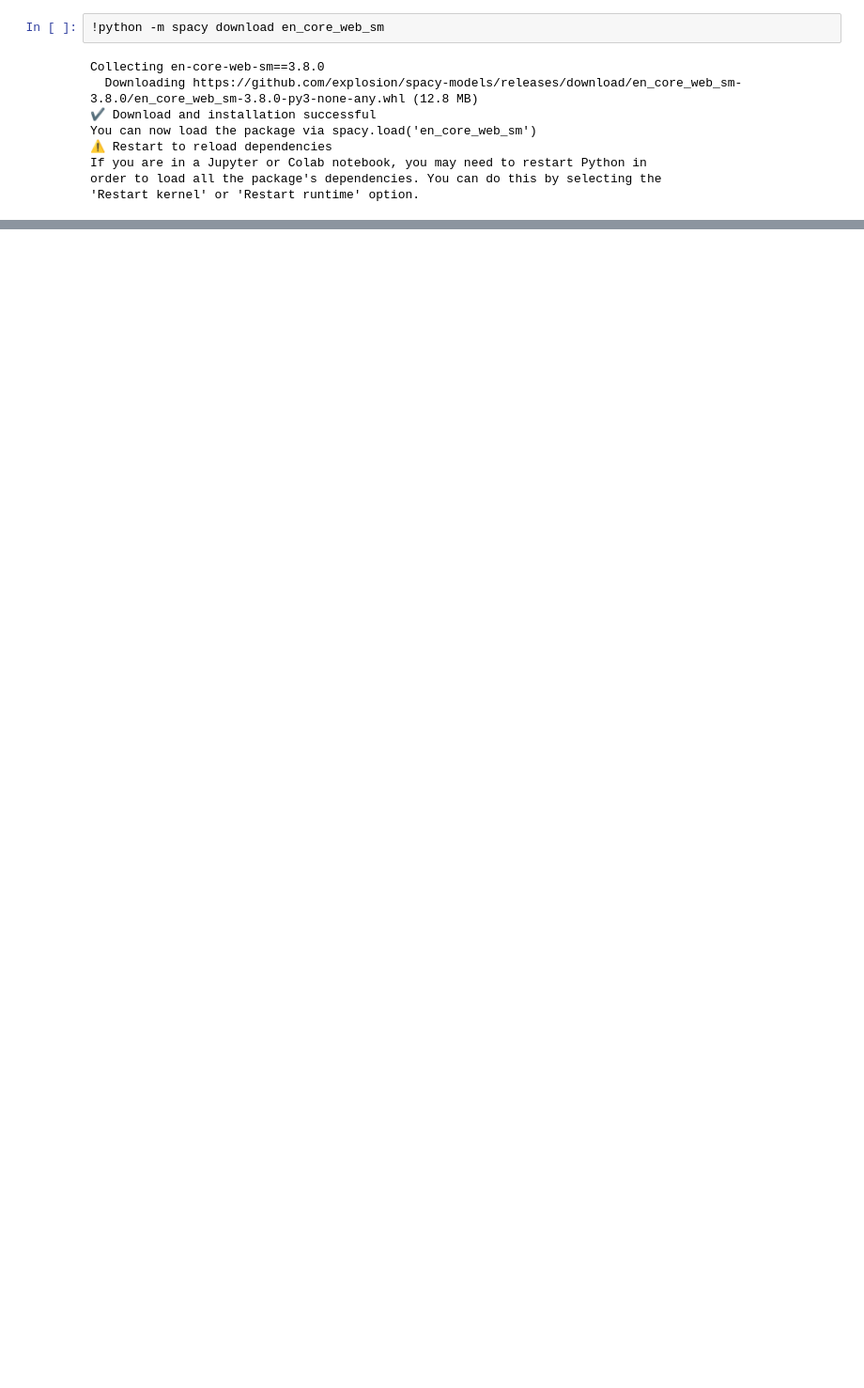
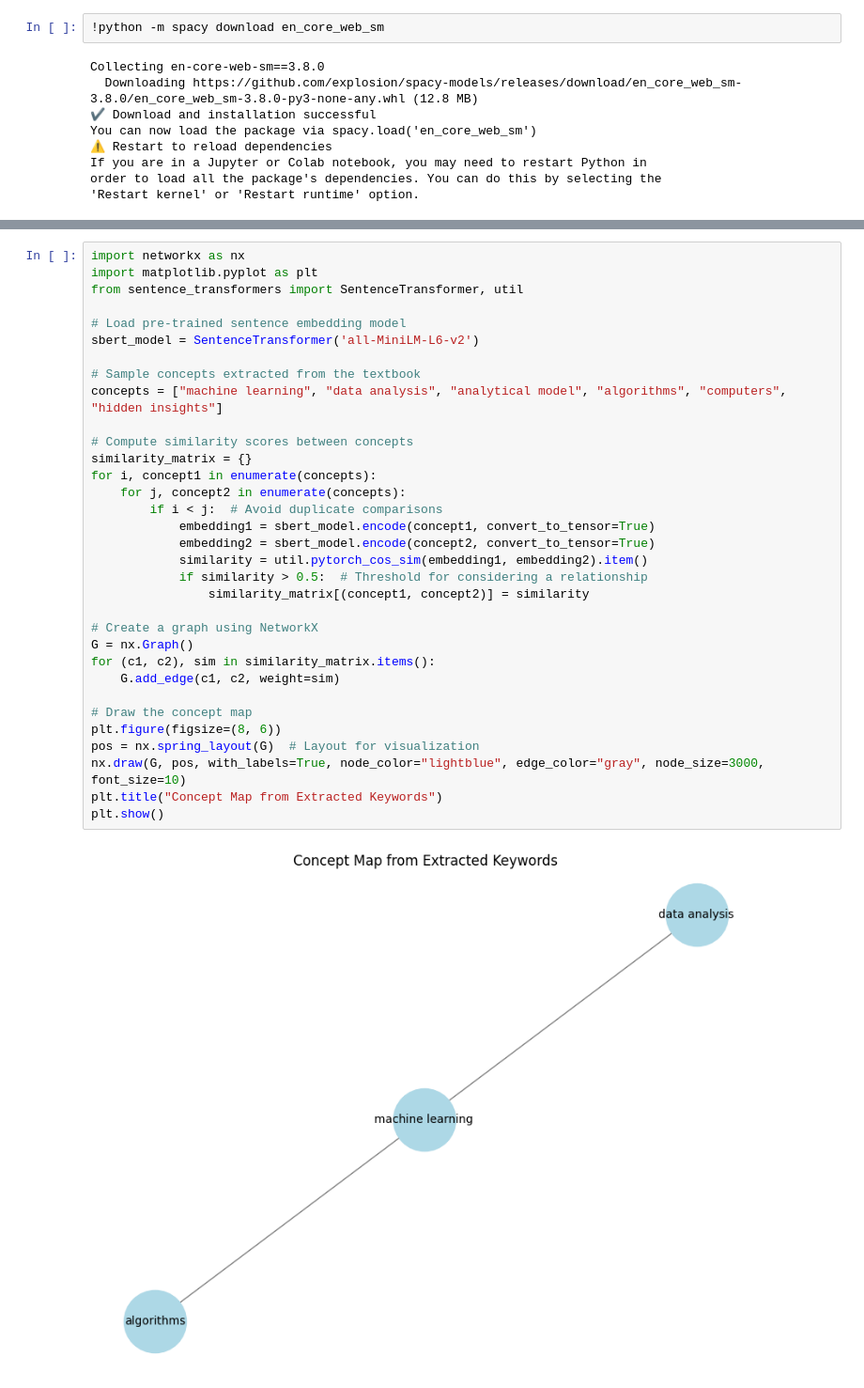
Before and after one commit to nrobin56/ConceptMap_NLP, a Jupyter notebook: Concept_Extraction.ipynb, the cells around one changed output, grey strips where cells are left out. Shown: that part at 94% size. Cells and saved outputs as stored; diff of their text form; blank space fills up the shorter version.

```diff
--- a/Concept_Extraction.ipynb
+++ b/Concept_Extraction.ipynb
@@ -75,0 +91,35 @@ KeyBERT Keywords: ['analysis automate', 'automate analytical', 'datum analysis',
+# %%
+import networkx as nx
+import matplotlib.pyplot as plt
+from sentence_transformers import SentenceTransformer, util
+
+# Load pre-trained sentence embedding model
+sbert_model = SentenceTransformer('all-MiniLM-L6-v2')
+
+# Sample concepts extracted from the textbook
+concepts = ["machine learning", "data analysis", "analytical model", "algorithms", "computers", "hidden insights"]
+
+# Compute similarity scores between concepts
+similarity_matrix = {}
+for i, concept1 in enumerate(concepts):
+    for j, concept2 in enumerate(concepts):
+        if i < j:  # Avoid duplicate comparisons
+            embedding1 = sbert_model.encode(concept1, convert_to_tensor=True)
+            embedding2 = sbert_model.encode(concept2, convert_to_tensor=True)
+            similarity = util.pytorch_cos_sim(embedding1, embedding2).item()
+            if similarity > 0.5:  # Threshold for considering a relationship
+                similarity_matrix[(concept1, concept2)] = similarity
+
+# Create a graph using NetworkX
+G = nx.Graph()
+for (c1, c2), sim in similarity_matrix.items():
+    G.add_edge(c1, c2, weight=sim)
+
+# Draw the concept map
+plt.figure(figsize=(8, 6))
+pos = nx.spring_layout(G)  # Layout for visualization
+nx.draw(G, pos, with_labels=True, node_color="lightblue", edge_color="gray", node_size=3000, font_size=10)
+plt.title("Concept Map from Extracted Keywords")
+plt.show()
+# %% [output]
+[figure, added]
```
Also changed, not shown: parts of 3 cells of this notebook.
